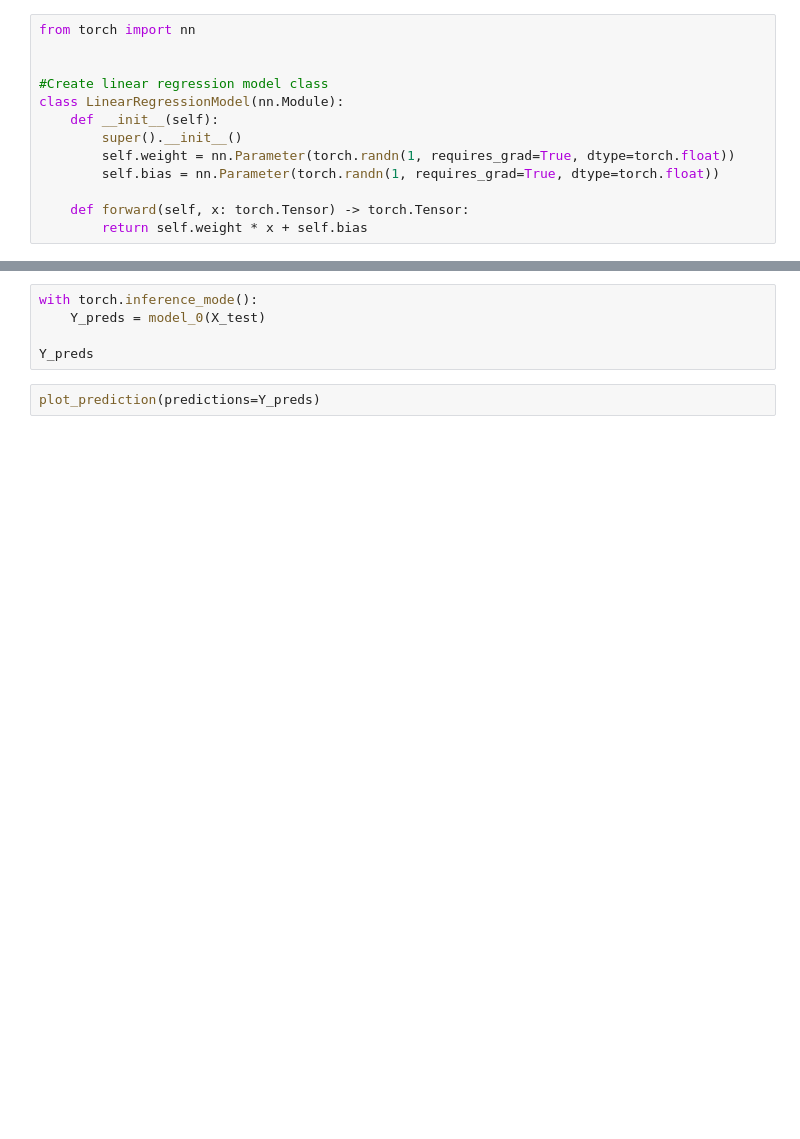
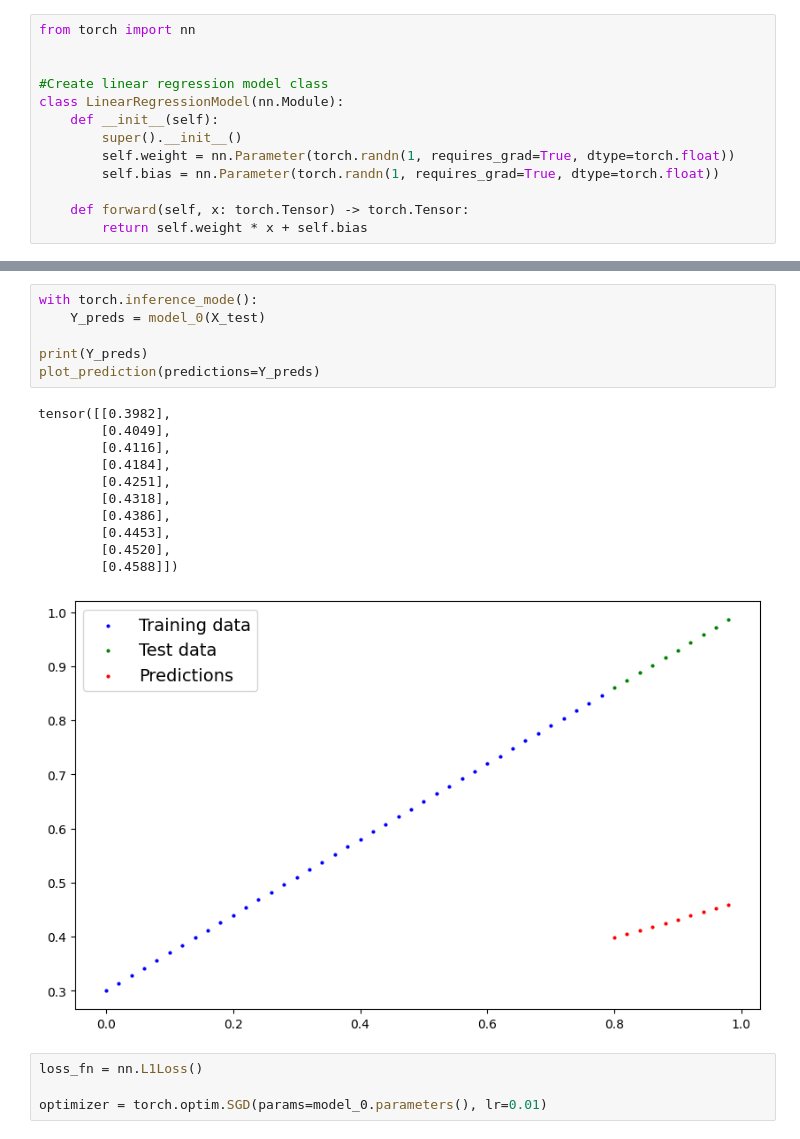
Before and after one commit to kuanmol/aimldl, a Jupyter notebook: PYTORCH/pytorch-workflow.ipynb, the cells around one changed output, grey strips where cells are left out. Saved outputs shown, nothing was run; the diff lists cells and outputs as text; blank space fills up the shorter version.

```diff
--- a/PYTORCH/pytorch-workflow.ipynb
+++ b/PYTORCH/pytorch-workflow.ipynb
@@ -72,7 +105,22 @@ model_0.state_dict()
 # %%
 with torch.inference_mode():
     Y_preds = model_0(X_test)
 
-Y_preds
+print(Y_preds)
+plot_prediction(predictions=Y_preds)
+# %% [output]
+tensor([[0.3982],
+        [0.4049],
+        [0.4116],
+        [0.4184],
+        [0.4251],
+        [0.4318],
+        [0.4386],
+        [0.4453],
+        [0.4520],
+        [0.4588]])
+[figure, added]
 # %%
-plot_prediction(predictions=Y_preds)
+loss_fn = nn.L1Loss()
+
+optimizer = torch.optim.SGD(params=model_0.parameters(), lr=0.01)
```
Also changed, not shown: parts of 8 cells of this notebook.
